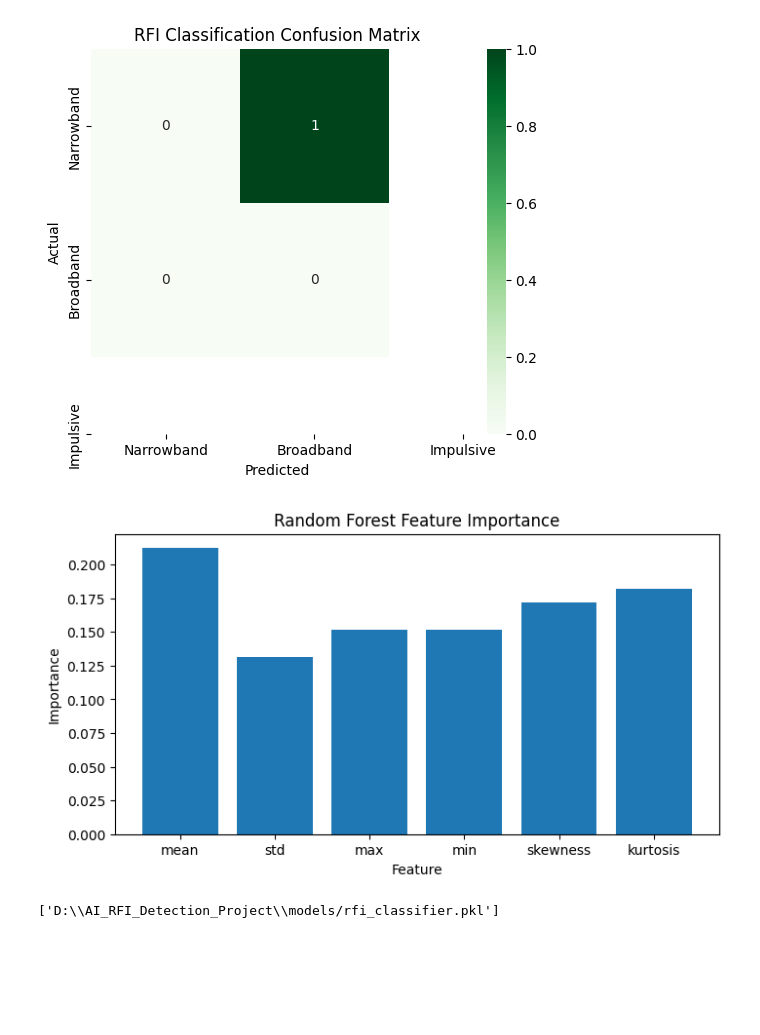
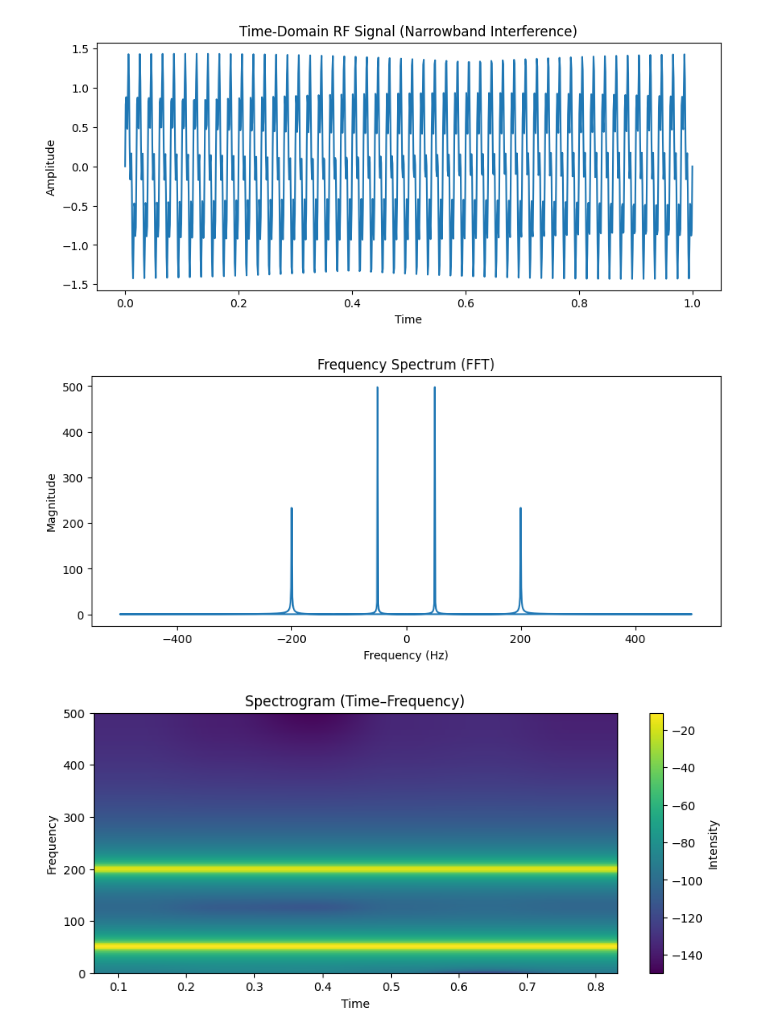
Before and after one commit to Tanmai7/AI_RFI_Detection_Project, a Jupyter notebook: notebooks/01_signal_dataset_generation.ipynb, the cells around one changed output. Saved outputs shown, nothing was run; the diff lists cells and outputs as text; code cells hidden in the pictures; blank space fills up the shorter version.

Commit message:
Completed RFI signal generation, feature extraction, ML detection and classification (Step 1–7)

```diff
--- a/notebooks/01_signal_dataset_generation.ipynb
+++ b/notebooks/01_signal_dataset_generation.ipynb
@@ -380,32 +0,0 @@ weighted avg       0.00      0.00      0.00       1.0
-# %%
-#confusion matrix classification
-cm_cls = confusion_matrix(y_test_cls, y_pred_cls)
-
-plt.figure(figsize=(6,5))
-sns.heatmap(cm_cls, annot=True, fmt="d", cmap="Greens",
-            xticklabels=["Narrowband", "Broadband", "Impulsive"],
-            yticklabels=["Narrowband", "Broadband", "Impulsive"])
-plt.xlabel("Predicted")
-plt.ylabel("Actual")
-plt.title("RFI Classification Confusion Matrix")
-plt.show()
-# %% [output]
-[figure, removed]
-# %%
-#feature importance(**)
-importances = rf_classifier.feature_importances_
-
-feature_names = X_cls.columns
-plt.figure(figsize=(8,4))
-plt.bar(feature_names, importances)
-plt.title("Random Forest Feature Importance")
-plt.xlabel("Feature")
-plt.ylabel("Importance")
-plt.show()
-# %% [output]
-[figure, removed]
-# %%
-#saving claassification level model
-joblib.dump(rf_classifier, r"D:\AI_RFI_Detection_Project\models/rfi_classifier.pkl")
-# %% [output]
-['D:\\AI_RFI_Detection_Project\\models/rfi_classifier.pkl']
@@ -411,0 +48,33 @@ joblib.dump(rf_classifier, r"D:\AI_RFI_Detection_Project\models/rfi_classifier.p
+# %%
+# =========================================
+# STEP 3: SIGNAL VISUALIZATION
+# =========================================
+
+plt.figure(figsize=(10,4))
+plt.plot(t, narrowband)
+plt.title("Time-Domain RF Signal (Narrowband Interference)")
+plt.xlabel("Time")
+plt.ylabel("Amplitude")
+plt.show()
+
+yf = fft(narrowband)
+xf = fftfreq(len(narrowband), 1/fs)
+
+plt.figure(figsize=(10,4))
+plt.plot(xf, np.abs(yf))
+plt.title("Frequency Spectrum (FFT)")
+plt.xlabel("Frequency (Hz)")
+plt.ylabel("Magnitude")
+plt.show()
+
+plt.figure(figsize=(10,4))
+plt.specgram(narrowband, Fs=fs)
+plt.title("Spectrogram (Time–Frequency)")
+plt.xlabel("Time")
+plt.ylabel("Frequency")
+plt.colorbar(label="Intensity")
+plt.show()
+# %% [output]
+[figure, added]
+[figure, added]
+[figure, added]
```
Also changed, not shown: parts of 55 cells of this notebook, 6 other files.
